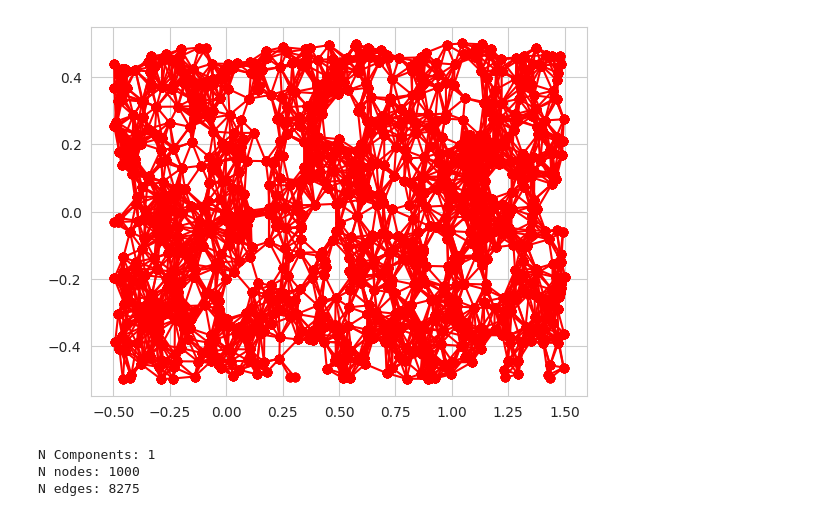
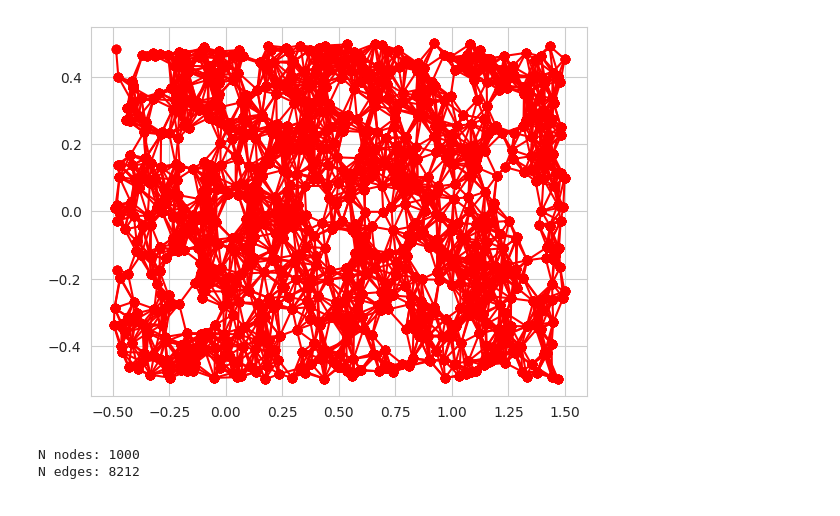
Before and after one commit to robustrobotics/nonasymptotic-mp, a Jupyter notebook: notebooks/vis_straight_line_env.ipynb, the cells around one changed output. Drawn from its saved outputs; the diff is of its cells as text; code cells hidden in the pictures.

```diff
--- a/notebooks/vis_straight_line_env.ipynb
+++ b/notebooks/vis_straight_line_env.ipynb
@@ -7,21 +7,20 @@ import matplotlib.pyplot as plt
 # %%
 seed = 1
 prm_env_2d = StraightLine(dim=2, delta_clearance=0.5, seed=seed)
-prm = SimplePRM(0.10, prm_env_2d.is_motion_valid, prm_env_2d.sample_from_env, prm_env_2d.distance_to_path, seed=seed,
+prm = SimpleRadiusPRM(0.10, prm_env_2d.is_motion_valid, prm_env_2d.sample_from_env, prm_env_2d.distance_to_path, seed=seed,
                 verbose=True)
 prm.grow_to_n_samples(1000)
 
 plt.figure()
-for u, v in prm.g_prm.iterEdges():
-    coords_u = prm.samples[u]
-    coords_v = prm.samples[v]
+for u, v in prm.prm_graph.iterEdges():
+    coords_u = prm.prm_samples[u]
+    coords_v = prm.prm_samples[v]
 
     plt.plot([coords_u[0], coords_v[0]], [coords_u[1], coords_v[1]], 'ro-')
 
 plt.show()
 
 # some other computations to help other visual tests later on:
-print('N Components: %i' % len(prm.g_cc.getComponents()))
 print('N nodes: %i' % prm.num_vertices())
 print('N edges: %i' % prm.num_edges())
 # %% [output]
@@ -35,11 +34,10 @@ Sat Feb  3 16:05:47 2024 NN descent for 10 iterations
          1  /  10
          2  /  10
         Stopping threshold met -- exiting after 2 iterations
 Using 32 neighbors for graph.
-[figure, old version]
+[figure, new version]
-N Components: 1
 N nodes: 1000
-N edges: 8275
+N edges: 8212
 # %%
 start = np.array([0.0, 0.0])
 goal = np.array([1.0, 0.0])
```
Also changed, not shown: parts of 4 cells of this notebook, 5 other files.
